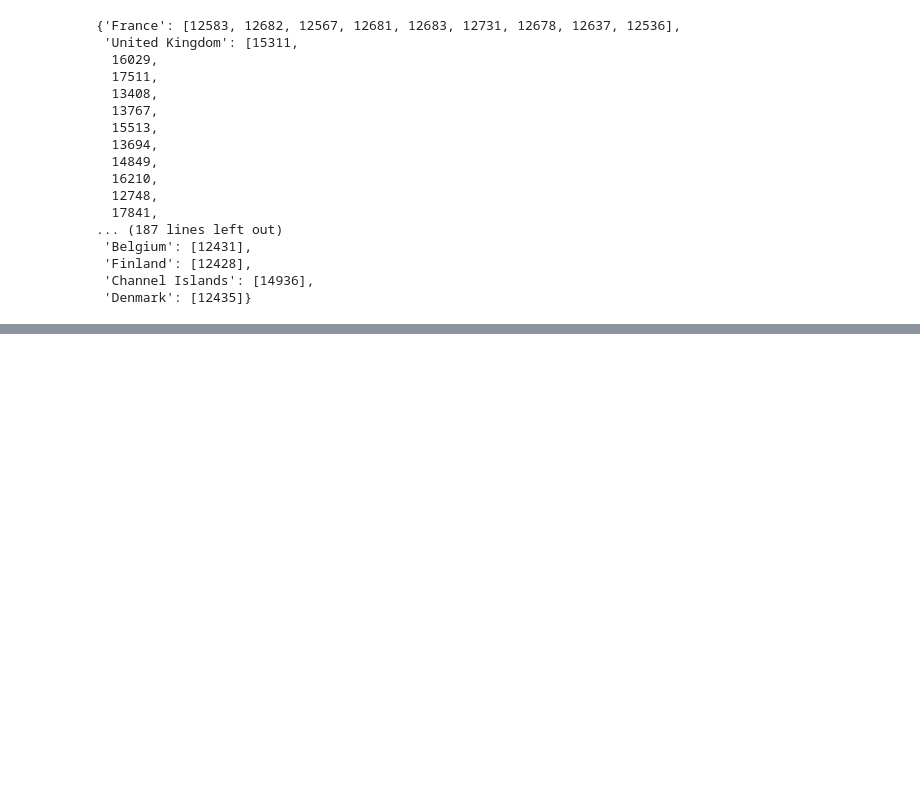
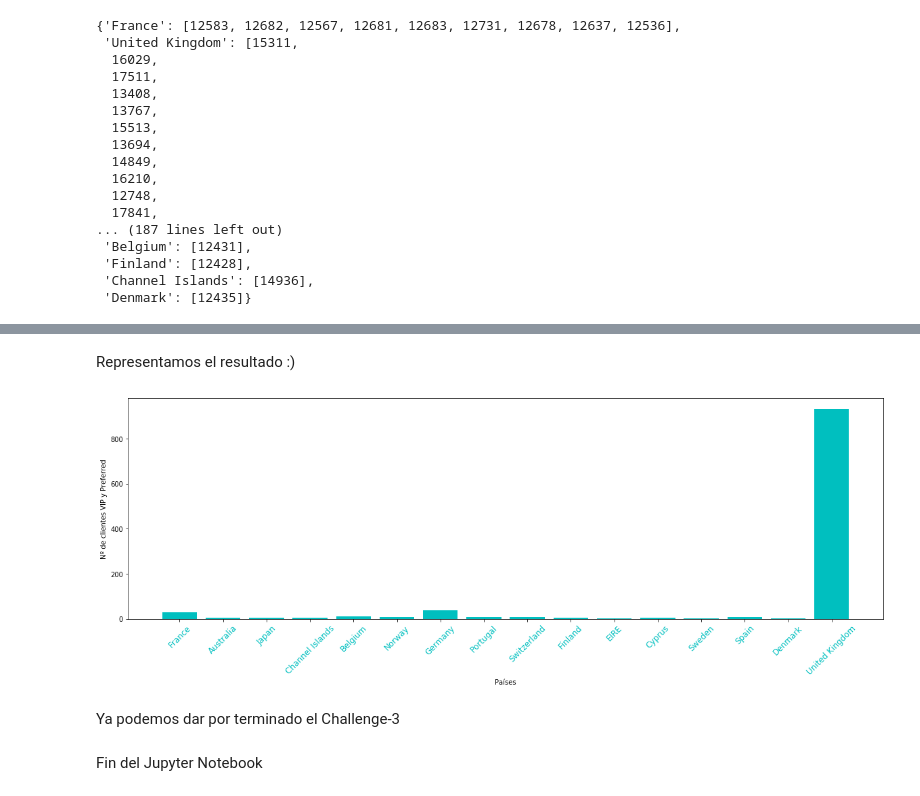
Before and after one commit to JavierLuna/data-labs, a Jupyter notebook: module-2/lab-df-calculation-and-transformation/your-code/challenge-3.ipynb, the cells around one changed output, grey strips where cells are left out. Drawn from its saved outputs; the diff is of its cells as text; code cells hidden in the pictures; blank space fills up the shorter version.

```diff
--- a/module-2/lab-df-calculation-and-transformation/your-code/challenge-3.ipynb
+++ b/module-2/lab-df-calculation-and-transformation/your-code/challenge-3.ipynb
@@ -270,0 +371,3 @@ result
+# %%
+vip_combined = get_values_coditioned_by_a_value(vip_df, 'Country', combined, 'CustomerID')
+vip_combined
@@ -270,0 +392,3 @@ result
+# %%
+pref_combined = get_values_coditioned_by_a_value(preferred_df, 'Country', combined, 'CustomerID')
+pref_combined
@@ -270,0 +413,3 @@ result
+# %%
+combined_result = {k: vip_combined[k] + pref_combined[k]  for k in pref_combined.keys() & vip_combined.keys()}
+combined_result
@@ -270,0 +436,2 @@ result
+# %%
+number_of_clients = { k: len(combined_result[k]) for k in combined_result.keys()}
@@ -270,0 +457,17 @@ result
+# %% [markdown]
+Representamos el resultado :)
+# %%
+import matplotlib.pyplot as plt
+x = list(number_of_clients.keys())
+plt.figure(figsize=(20, 6))
+plt.bar(x, number_of_clients.values(), color='c')
+plt.xticks(x, size = 'large', color = 'c', rotation = 45)
+plt.xlabel('Países')
+plt.ylabel('Nº de clientes VIP y Preferred')
+plt.show()
+# %% [output]
+[figure, added]
+# %% [markdown]
+Ya podemos dar por terminado el Challenge-3
+# %% [markdown]
+Fin del Jupyter Notebook
```
Also changed, not shown: parts of 31 cells of this notebook.
